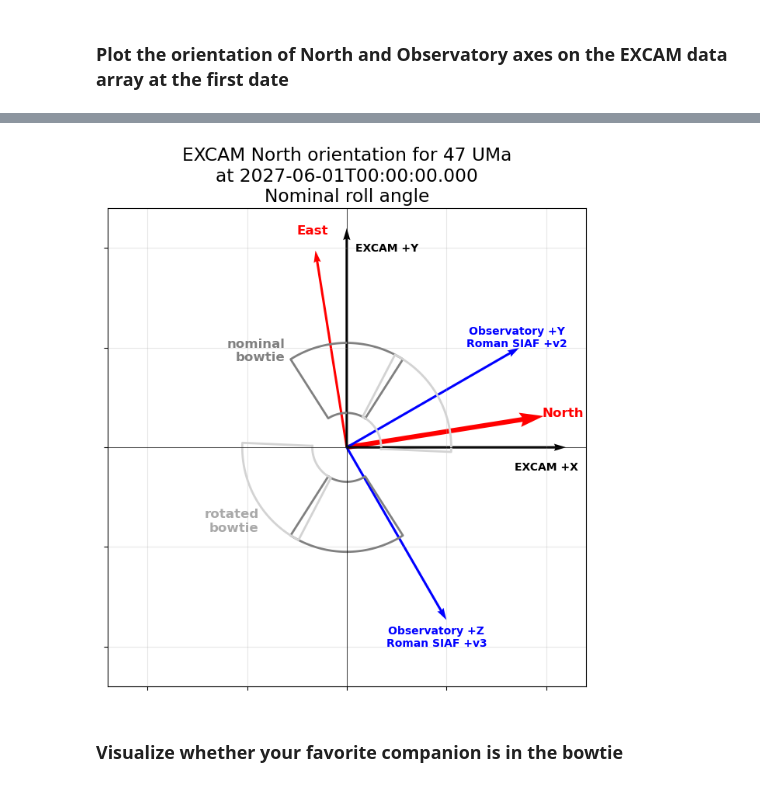
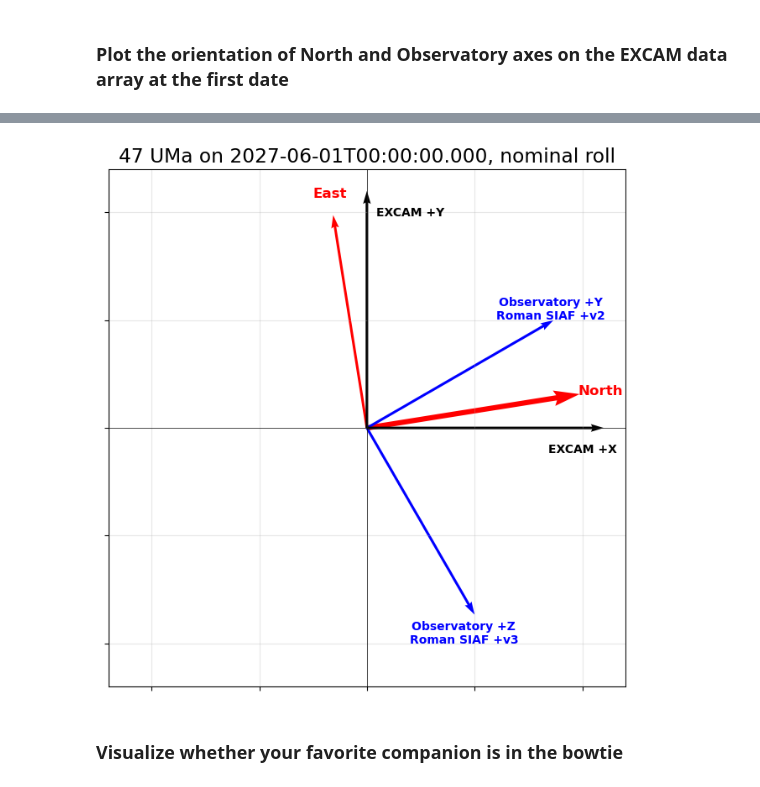
Before and after one commit to roman-corgi/roman_pointing, a Jupyter notebook: Notebooks/roman_excam_positionangle.ipynb, the cells around one changed output, grey strips where cells are left out. Saved outputs shown, nothing was run; the diff lists cells and outputs as text; code cells hidden in the pictures.

Commit message:
make SPEC FOV plotting optional; other plot cleanup

```diff
--- a/Notebooks/roman_excam_positionangle.ipynb
+++ b/Notebooks/roman_excam_positionangle.ipynb
@@ -27,10 +27,16 @@ import numpy as np
 # %% [markdown]
 ## Define some helper functions for plotting
 # %%
-def bowtie_xys():
+def bowtie_xys(bandnum=3):
     #returns boundary points in xy coordinates, with units of arcsec, for nominal and rotated bowtie FOVs
+    # bandnum (optional) = 2 or 3. Default = 3.
+
+    if bandnum!=2 and bandnum!=3:
+        raise Exception('error: spec band must be 2 or 3')
+
+
     open_ang = 65 * u.deg
-    ctr_ang = np.array([90, 270, 30, 210])*u.deg # [nominal 2, rotated 2]
+    ctr_ang = np.array([90, 270, 30, 210])*u.deg # [nominal, nominal, rotated, rotated]
     r_in_mas = [172.8, 191.2] # for B2 and B3
     r_out_mas = [524.2, 579.8] # for B2 and B3
     num_pts = 50
@@ -38,15 +44,19 @@ def bowtie_xys():
     xs = np.zeros([4, num_pts*2+1])
     ys = np.zeros([4, num_pts*2+1])
 
-    for ct_bowtie in range(1):
-        for ct in range(len(ctr_ang)):
-            arc = np.linspace(start=ctr_ang[ct]-open_ang/2,
-                                       stop=ctr_ang[ct]+open_ang/2, num=num_pts)
-            thetas = np.hstack([arc, np.flip(arc), arc[0]])
-            rads = np.array(num_pts * [r_in_mas[ct_bowtie]] + num_pts * [r_out_mas[ct_bowtie]] + [r_in_mas[ct_bowtie]])
+    if bandnum==2:
+        bowtie_idx = 0
+    elif bandnum==3:
+        bowtie_idx = 1
 
-            xs[ct,:] = rads * np.cos(thetas) / 1000
-            ys[ct,:] = rads * np.sin(thetas) / 1000
+    for ct in range(len(ctr_ang)):
+        arc = np.linspace(start=ctr_ang[ct]-open_ang/2,
+                                   stop=ctr_ang[ct]+open_ang/2, num=num_pts)
+        thetas = np.hstack([arc, np.flip(arc), arc[0]])
+        rads = np.array(num_pts * [r_in_mas[bowtie_idx]] + num_pts * [r_out_mas[bowtie_idx]] + [r_in_mas[bowtie_idx]])
+
+        xs[ct,:] = rads * np.cos(thetas) / 1000
+        ys[ct,:] = rads * np.sin(thetas) / 1000
 
     return(xs, ys)
 # %%
@@ -195,5 +221,7 @@ $[80.973134,~75.743668,~70.047653,~63.568861]\mathrm{{}^{\circ}}$
 # %% [markdown]
 ### Plot the orientation of North and Observatory axes on the EXCAM data array at the first date
 # %%
-gen_sky_plot(PA_EXCAM_Y[0])
+epoch_idx = 0
+ax = gen_sky_plot(PA_EXCAM_Y[epoch_idx])
+ax.set_title(target_str + ' on ' + str(ts_targ[epoch_idx]) + ', nominal roll' )
 # %% [output]
@@ -200,4 +229,4 @@ gen_sky_plot(PA_EXCAM_Y[0])
-[figure, old version]
+[figure, new version]
 # %% [markdown]
 ### Visualize whether your favorite companion is in the bowtie
 # %%
```
Also changed, not shown: parts of 4 cells of this notebook.
